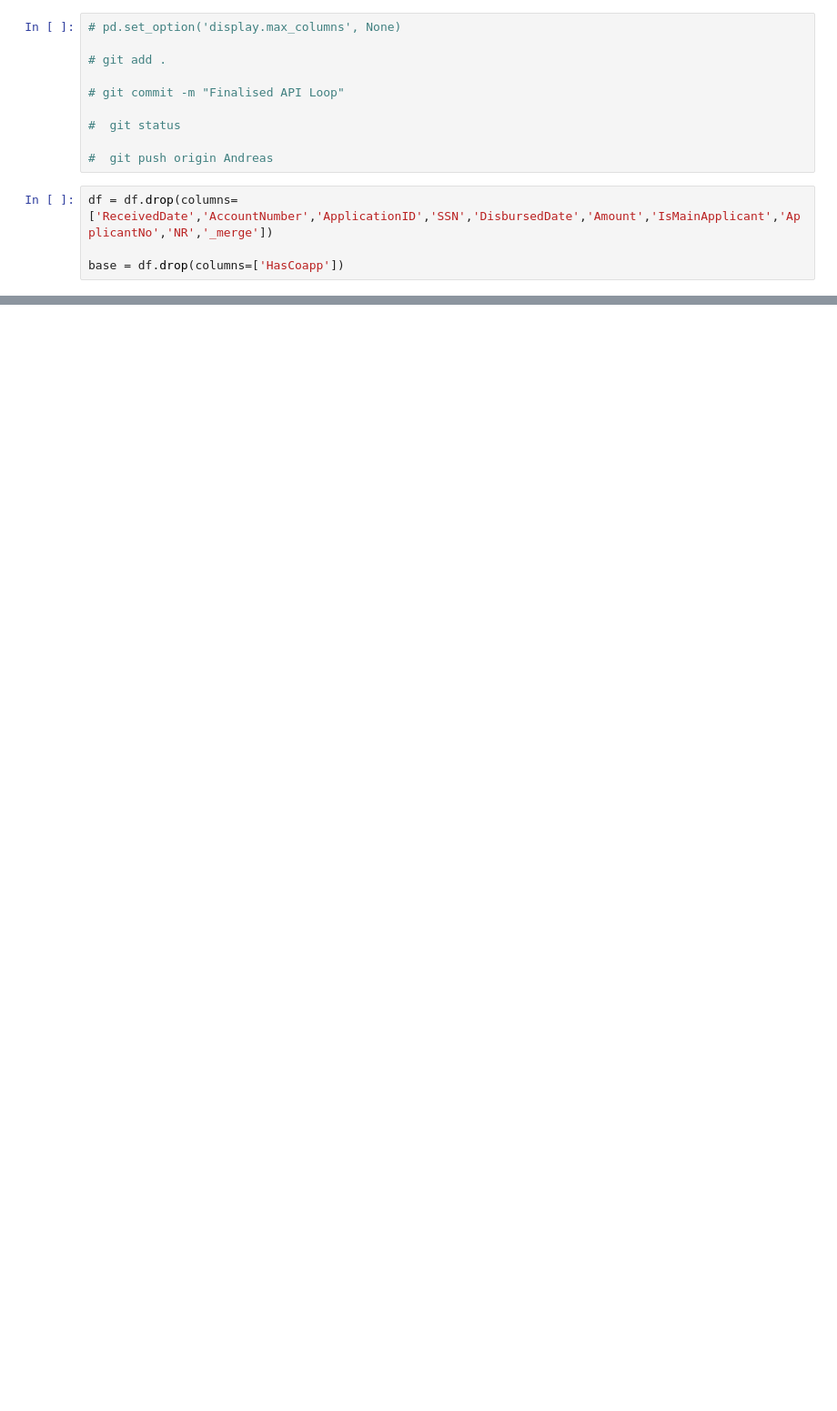
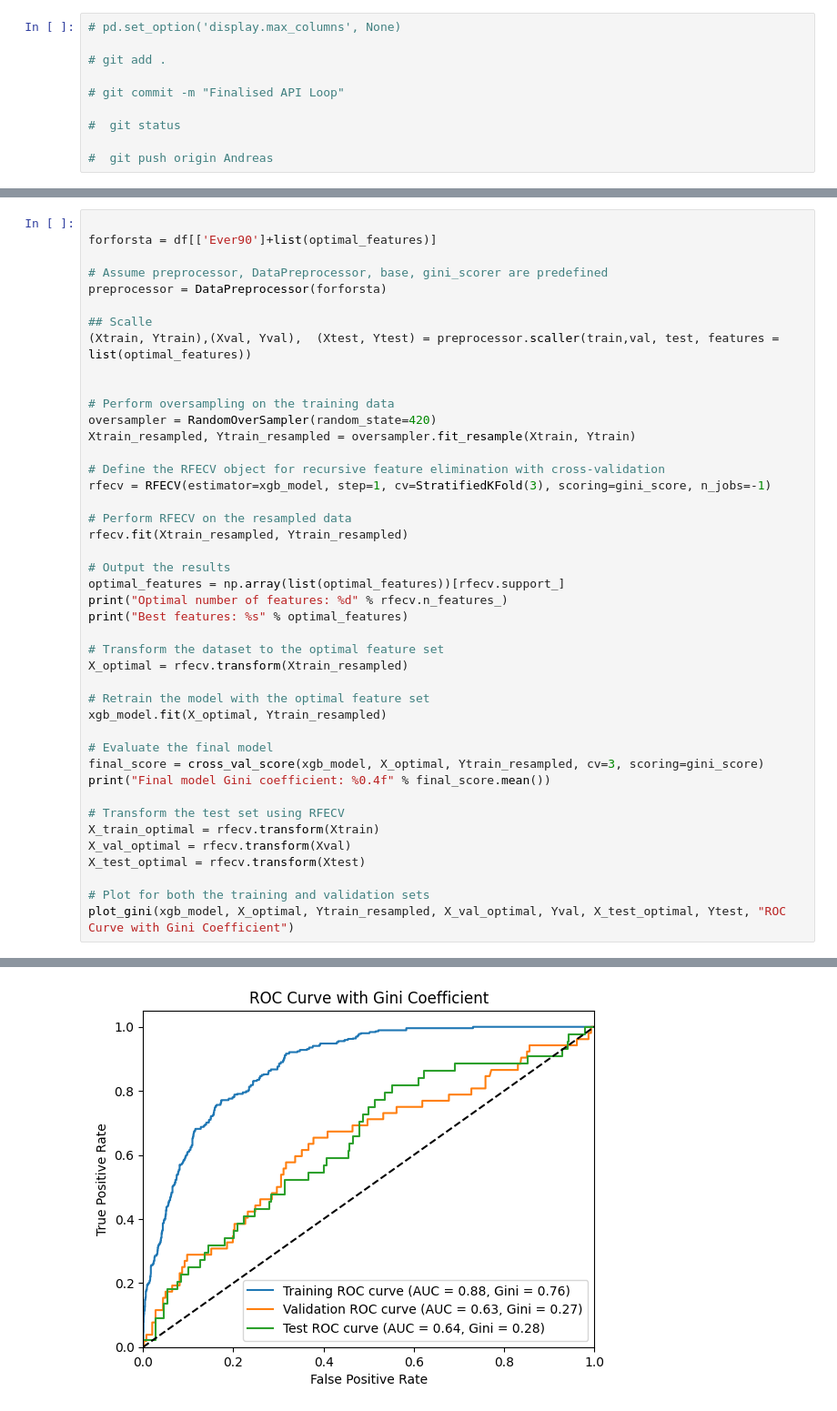
Before and after one commit to AndreasNilssonNstart/PSD2-Data-Engineering-Modeling-DATA-258, a Jupyter notebook: 2. Python/1.4 Find Final XGB.ipynb, the cells around one changed output, grey strips where cells are left out. Shown at 91% size. Drawn from its saved outputs; the diff is of its cells as text; blank space fills up the shorter version.

```diff
--- a/2. Python/1.4 Find Final XGB.ipynb
+++ b/2. Python/1.4 Find Final XGB.ipynb
@@ -109,7 +73,3 @@ df
 #  git status
 
 #  git push origin Andreas
-# %%
-df = df.drop(columns=['ReceivedDate','AccountNumber','ApplicationID','SSN','DisbursedDate','Amount','IsMainApplicant','ApplicantNo','NR','_merge'])
-
-base = df.drop(columns=['HasCoapp'])
@@ -442,0 +275,44 @@ len(sorted_features[2+80:])
+# %%
+
+forforsta = df[['Ever90']+list(optimal_features)]
+
+# Assume preprocessor, DataPreprocessor, base, gini_scorer are predefined
+preprocessor = DataPreprocessor(forforsta)
+
+## Scalle
+(Xtrain, Ytrain),(Xval, Yval),  (Xtest, Ytest) = preprocessor.scaller(train,val, test, features =  list(optimal_features))
+
+
+# Perform oversampling on the training data
+oversampler = RandomOverSampler(random_state=420)
+Xtrain_resampled, Ytrain_resampled = oversampler.fit_resample(Xtrain, Ytrain)
+
+# Define the RFECV object for recursive feature elimination with cross-validation
+rfecv = RFECV(estimator=xgb_model, step=1, cv=StratifiedKFold(3), scoring=gini_score, n_jobs=-1)
+
+# Perform RFECV on the resampled data
+rfecv.fit(Xtrain_resampled, Ytrain_resampled)
+
+# Output the results
+optimal_features = np.array(list(optimal_features))[rfecv.support_]
+print("Optimal number of features: %d" % rfecv.n_features_)
+print("Best features: %s" % optimal_features)
+
+# Transform the dataset to the optimal feature set
+X_optimal = rfecv.transform(Xtrain_resampled)
+
+# Retrain the model with the optimal feature set
+xgb_model.fit(X_optimal, Ytrain_resampled)
+
+# Evaluate the final model
+final_score = cross_val_score(xgb_model, X_optimal, Ytrain_resampled, cv=3, scoring=gini_score)
+print("Final model Gini coefficient: %0.4f" % final_score.mean())
+
+# Transform the test set using RFECV
+X_train_optimal = rfecv.transform(Xtrain)
+X_val_optimal = rfecv.transform(Xval)
+X_test_optimal = rfecv.transform(Xtest)
+
+# Plot for both the training and validation sets
+plot_gini(xgb_model, X_optimal, Ytrain_resampled, X_val_optimal, Yval, X_test_optimal, Ytest, "ROC Curve with Gini Coefficient")
+# %% [output]
@@ -442,0 +337 @@ len(sorted_features[2+80:])
+[figure, added]
```
Also changed, not shown: parts of 31 cells of this notebook, 34 other files.
